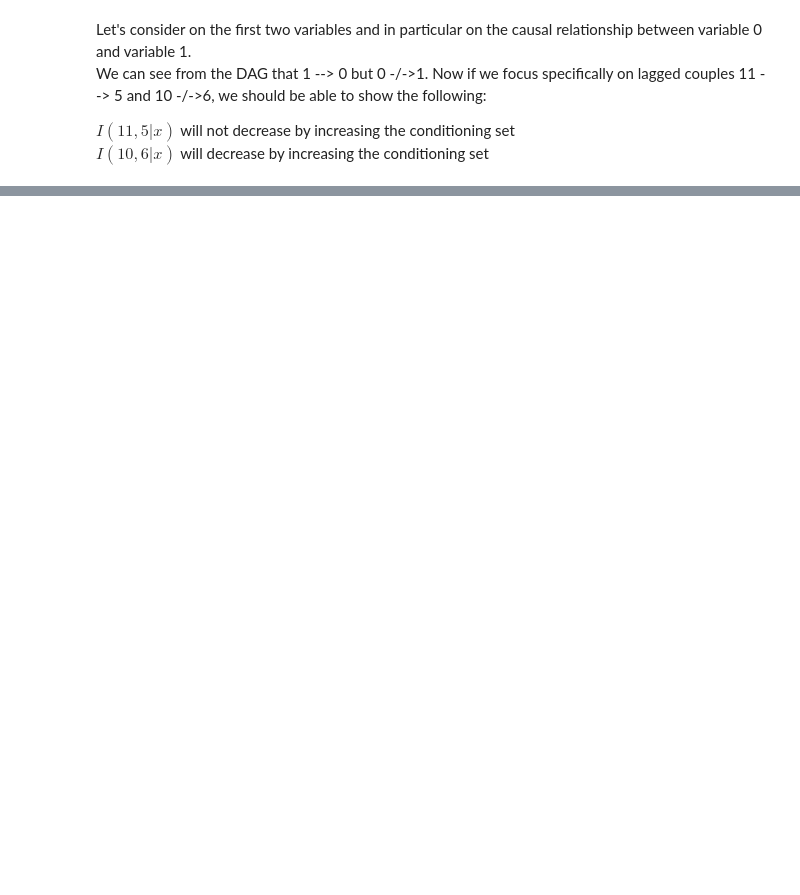
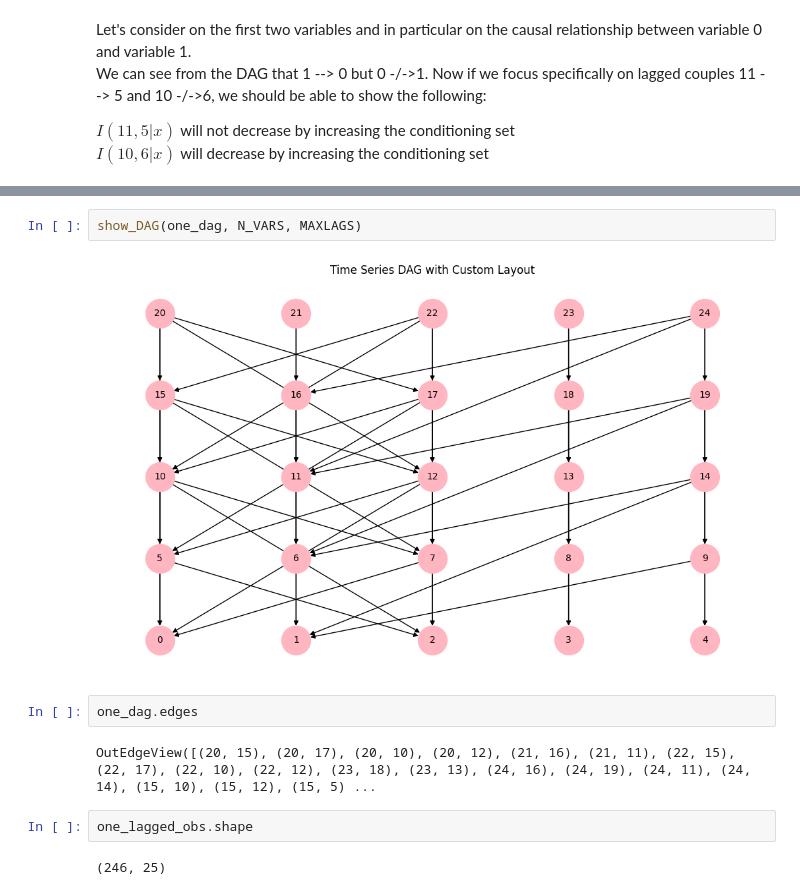
Before and after one commit to gmpal/td2c, a Jupyter notebook: notebooks/assessment/deltas.ipynb, the cells around one changed output, grey strips where cells are left out. Drawn from its saved outputs; the diff is of its cells as text; blank space fills up the shorter version.

```diff
--- a/notebooks/assessment/deltas.ipynb
+++ b/notebooks/assessment/deltas.ipynb
@@ -140,0 +97,12 @@ Non-causal
+# %%
+show_DAG(one_dag, N_VARS, MAXLAGS)
+# %% [output]
+[figure, added]
+# %%
+one_dag.edges
+# %% [output]
+OutEdgeView([(20, 15), (20, 17), (20, 10), (20, 12), (21, 16), (21, 11), (22, 15), (22, 17), (22, 10), (22, 12), (23, 18), (23, 13), (24, 16), (24, 19), (24, 11), (24, 14), (15, 10), (15, 12), (15, 5) ...
+# %%
+one_lagged_obs.shape
+# %% [output]
+(246, 25)
```
Also changed, not shown: parts of 34 cells of this notebook, 1 other file.
